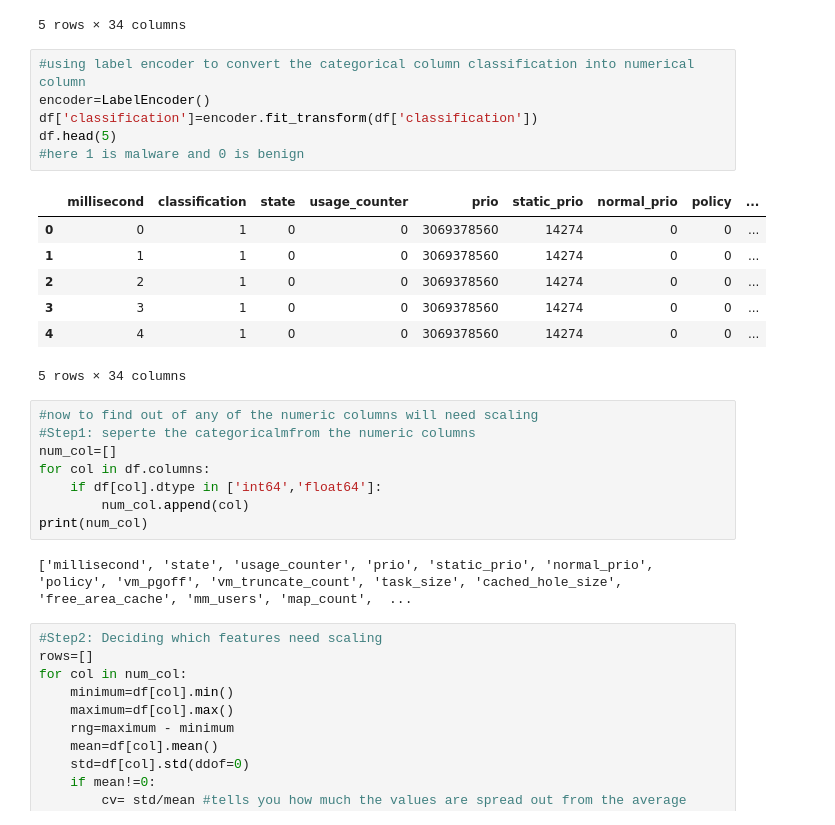
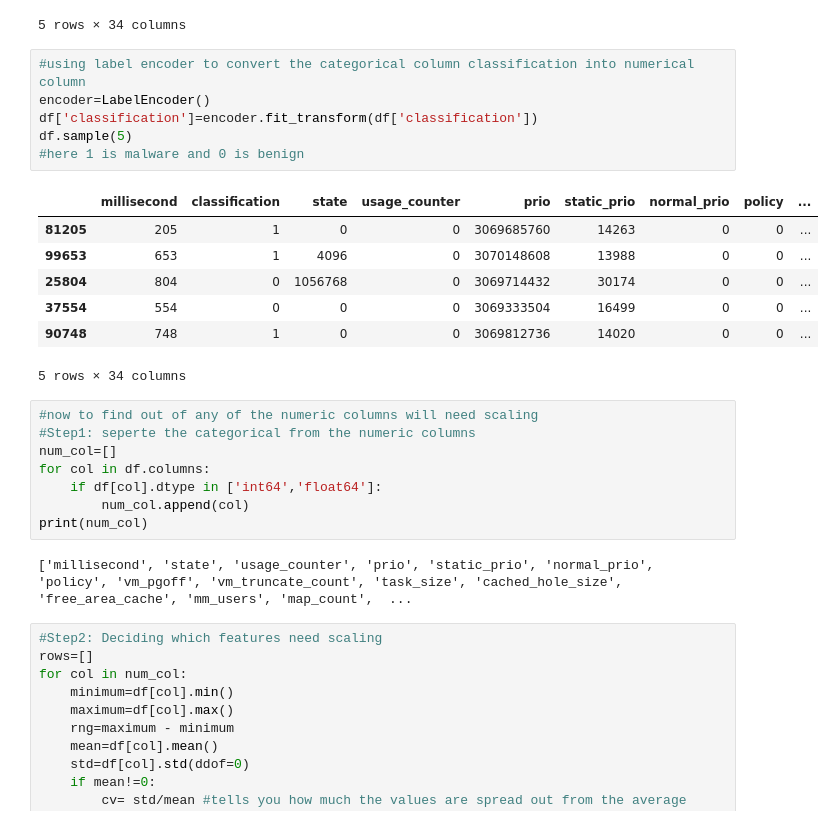
Before and after one commit to Hocking88/InnovationProject, a Jupyter notebook: data/EDA/Data_Cleaning_malware_dataset.ipynb, the cells around one changed output. Drawn from its saved outputs; the diff is of its cells as text.

```diff
--- a/data/EDA/Data_Cleaning.ipynb
+++ b/data/EDA/Data_Cleaning_malware_dataset.ipynb
@@ -81,20 +81,20 @@ df.head(5)
 # %%
 #using label encoder to convert the categorical column classification into numerical column
 encoder=LabelEncoder()
 df['classification']=encoder.fit_transform(df['classification'])
-df.head(5)
+df.sample(5)
 #here 1 is malware and 0 is benign
 # %% [output]
 |  | millisecond | classification | state | usage_counter | prio | static_prio | normal_prio | policy | ... |
-| 0 | 0 | 1 | 0 | 0 | 3069378560 | 14274 | 0 | 0 | ... |
-| 1 | 1 | 1 | 0 | 0 | 3069378560 | 14274 | 0 | 0 | ... |
-| 2 | 2 | 1 | 0 | 0 | 3069378560 | 14274 | 0 | 0 | ... |
-| 3 | 3 | 1 | 0 | 0 | 3069378560 | 14274 | 0 | 0 | ... |
-| 4 | 4 | 1 | 0 | 0 | 3069378560 | 14274 | 0 | 0 | ... |
+| 81205 | 205 | 1 | 0 | 0 | 3069685760 | 14263 | 0 | 0 | ... |
+| 99653 | 653 | 1 | 4096 | 0 | 3070148608 | 13988 | 0 | 0 | ... |
+| 25804 | 804 | 0 | 1056768 | 0 | 3069714432 | 30174 | 0 | 0 | ... |
+| 37554 | 554 | 0 | 0 | 0 | 3069333504 | 16499 | 0 | 0 | ... |
+| 90748 | 748 | 1 | 0 | 0 | 3069812736 | 14020 | 0 | 0 | ... |
 5 rows × 34 columns
 # %%
 #now to find out of any of the numeric columns will need scaling
-#Step1: seperte the categoricalmfrom the numeric columns
+#Step1: seperte the categorical from the numeric columns
 num_col=[]
 for col in df.columns:
     if df[col].dtype in ['int64','float64']:
```
Also changed, not shown: parts of 5 cells of this notebook, 2 other files.
